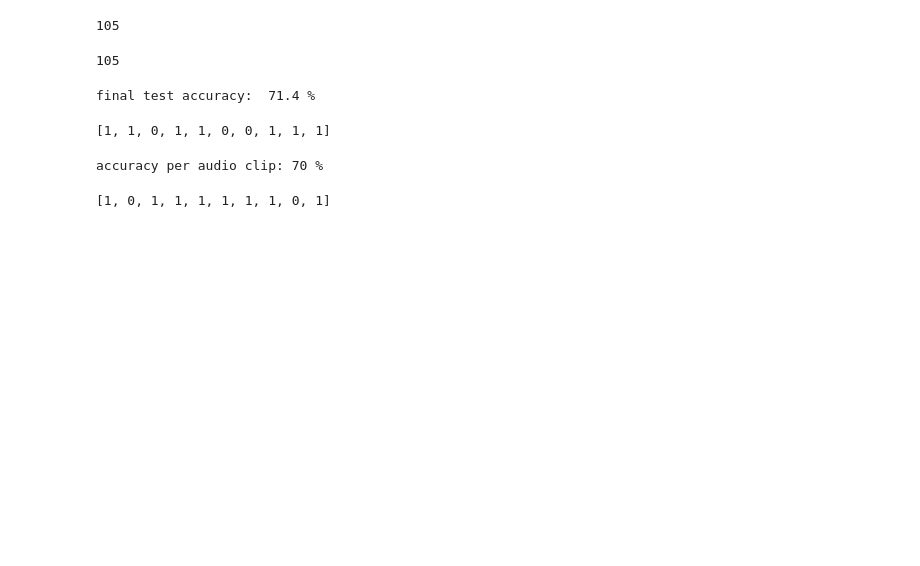
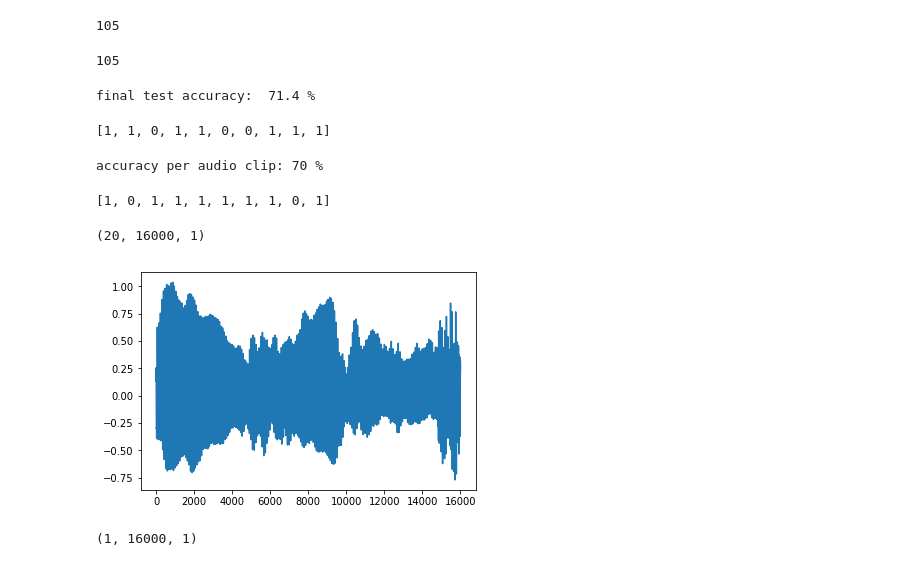
Before and after one commit to davidmasse/neural-net-1D-audio, a Jupyter notebook: audio_net.ipynb, the cells around one changed output. Saved outputs shown, nothing was run; the diff lists cells and outputs as text; code cells hidden in the pictures; blank space fills up the shorter version.

```diff
--- a/audio_net.ipynb
+++ b/audio_net.ipynb
@@ -17,7 +18,7 @@ from keras.layers import Dropout, Activation
 # %% [output]
 Using TensorFlow backend.
 # %%
-ROOT_DIR = '/Users/DM/FS/mod4/proj4/audio-cats-and-dogs/cats_dogs/'
+ROOT_DIR = '/Users/DM/FS/mod4/proj4/cats_dogs/'
 X_path = os.listdir(ROOT_DIR)
 y = [0 if 'cat' in f else 1 for f in X_path]  # change y to int values
 # %%
@@ -372,3 +357,14 @@ accuracy per audio clip: 70 %
 over
 # %% [output]
 [1, 0, 1, 1, 1, 1, 1, 1, 0, 1]
+# %%
+x, y = next(cats_and_dogs_gen())
+# %%
+x.shape
+# %% [output]
+(20, 16000, 1)
+# %%
+plt.plot(x[3, : ,0])
+plt.show()
+# %% [output]
+[figure, added]
@@ -374,0 +374,4 @@ over
+# %%
+x.shape
+# %% [output]
+(1, 16000, 1)
```
Also changed, not shown: parts of 21 cells of this notebook.
